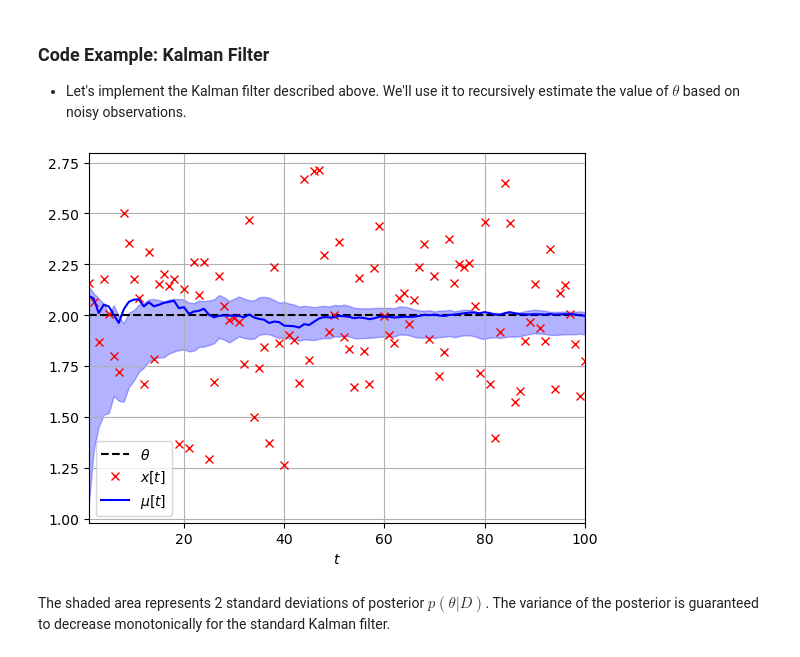
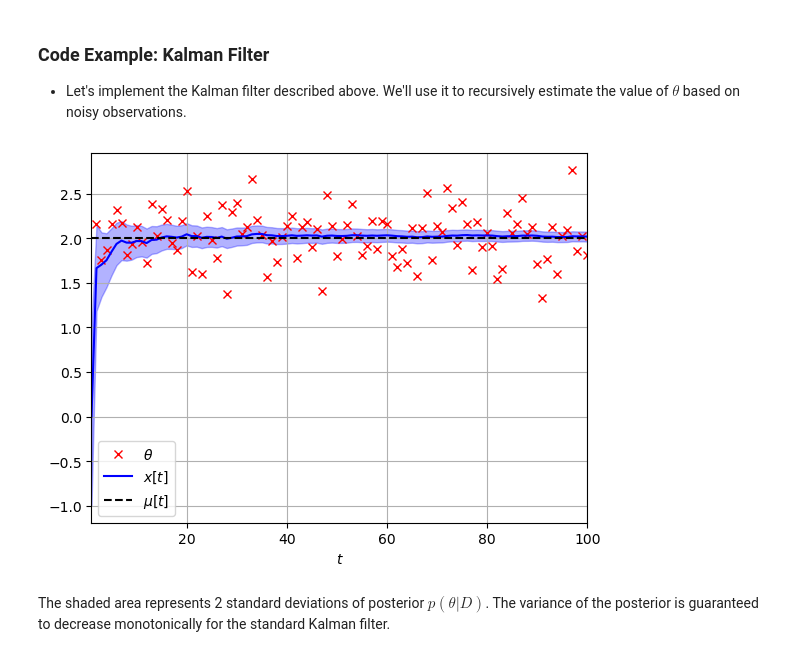
Before and after one commit to bertdv/BMLIP, a Jupyter notebook: lessons/notebooks/The-Gaussian-Distribution.ipynb, the cells around one changed output. Cells and saved outputs as stored; diff of their text form; code cells hidden in the pictures.

Commit message:
Now shows prior distribution in plot as well

```diff
--- a/lessons/notebooks/The-Gaussian-Distribution.ipynb
+++ b/lessons/notebooks/The-Gaussian-Distribution.ipynb
@@ -421,43 +421,47 @@ K_t &= \frac{\sigma_{t-1}^2}{\sigma_{t-1}^2+\sigma^2} \qquad \text{(Kalman gain)
 # %%
 using PyPlot, Distributions
 
 close("all")    #make sure all previous visualizations are closed
 
 n = 100         #specify number of observations
 θ = 2.0         #true value of the parameter we would like to estimate
-noise_σ = 0.3   #variance of observation noise
+noise_σ2 = 0.3  #variance of observation noise
 
-observations = noise_σ * randn(n) .+ θ
+observations = noise_σ2 * randn(n) .+ θ
 
-function perform_kalman_step(prior :: Normal, x :: Float64, noise_σ :: Float64)
-    K = prior.σ / (noise_σ + prior.σ)       #compute the Kalman gain
+function perform_kalman_step(prior :: Normal, x :: Float64, noise_σ2 :: Float64)
+    K = prior.σ / (noise_σ2 + prior.σ)       #compute the Kalman gain
     posterior_μ = prior.μ + K*(x - prior.μ) #update the posterior mean
     posterior_σ = prior.σ * (1.0 - K)       #update the posterior standard deviation
     return Normal(posterior_μ, posterior_σ) #return the posterior distribution
 end
 
-post_μ = fill!(Vector{Float64}(undef,n), NaN)    # means of p(θ|D) over time
-post_σ = fill!(Vector{Float64}(undef,n), NaN)    # variances of p(θ|D) over time
+post_μ = fill!(Vector{Float64}(undef,n + 1), NaN)     # means of p(θ|D) over time
+post_σ2 = fill!(Vector{Float64}(undef,n + 1), NaN)    # variances of p(θ|D) over time
 
-prior = Normal(0, 10)   #specify the prior distribution (you can play with the parameterization of this to get a feeling of how the Kalman filter converges)
+prior = Normal(0, 1)    #specify the prior distribution (you can play with the parameterization of this to get a feeling of how the Kalman filter converges)
 
-for (i, x) in enumerate(observations)                   #note that this loop demonstrates Bayesian learning on streaming data; we update the prior distribution using observation(s), after which this posterior becomes the new prior for future observations
-    posterior = perform_kalman_step(prior, x, noise_σ)  #compute the posterior distribution given the observation
-    post_μ[i] = posterior.μ                                  #save the mean of the posterior distribution
-    post_σ[i] = posterior.σ                                  #save the variance of the posterior distribution
-    prior = posterior                                   #the posterior becomes the prior for future observations
+post_μ[1] = prior.μ     #save prior mean and variance to show these in plot
+post_σ2[1] = prior.σ
+
+for (i, x) in enumerate(observations)                           #note that this loop demonstrates Bayesian learning on streaming data; we update the prior distribution using observation(s), after which this posterior becomes the new prior for future observations
+    posterior = perform_kalman_step(prior, x, noise_σ2)         #compute the posterior distribution given the observation
+    post_μ[i + 1] = posterior.μ                                 #save the mean of the posterior distribution
+    post_σ2[i + 1] = posterior.σ                                #save the variance of the posterior distribution
+    prior = posterior                                           #the posterior becomes the prior for future observations
 end
 
-t = collect(1:n)
-plot(t, θ*ones(n), "k--")                                               #plot the true value of θ
-plot(t, observations, "rx")                                             #scatter the observations
-plot(t, post_μ, "b-")                                                   #lineplot our estimated means of intermediate posterior distributions
-fill_between(t, μ-sqrt.(post_σ), μ+sqrt.(post_σ), color="b", alpha=0.3) #fill the area of 1 std distance from posterior mean to give an estimate of our uncertainty
+obs_scale = collect(2:n+1)
+plot(obs_scale, observations, "rx")
+post_scale = collect(1:n+1)                                                                     #scatter the observations
+plot(post_scale, post_μ, "b-")                                                                  #lineplot our estimated means of intermediate posterior distributions
+plot(post_scale, θ*ones(n + 1), "k--")                                                          #plot the true value of θ
+fill_between(post_scale, post_μ-sqrt.(post_σ2), post_μ+sqrt.(post_σ2), color="b", alpha=0.3)    #fill the area of 1 std distance from posterior mean to give an estimate of our uncertainty
 legend([L"\theta", L"x[t]", L"\mu[t]"])
 xlim((1, n)); xlabel(L"t"); grid()
 #gcf()                                                                  #uncomment this line if plot does not show
 # %% [output]
-[figure, old version]
+[figure, new version]
 # %% [markdown]
 The shaded area represents 2 standard deviations of posterior $p(\theta|D)$. The variance of the posterior is guaranteed to decrease monotonically for the standard Kalman filter.
 # %% [markdown]
```
